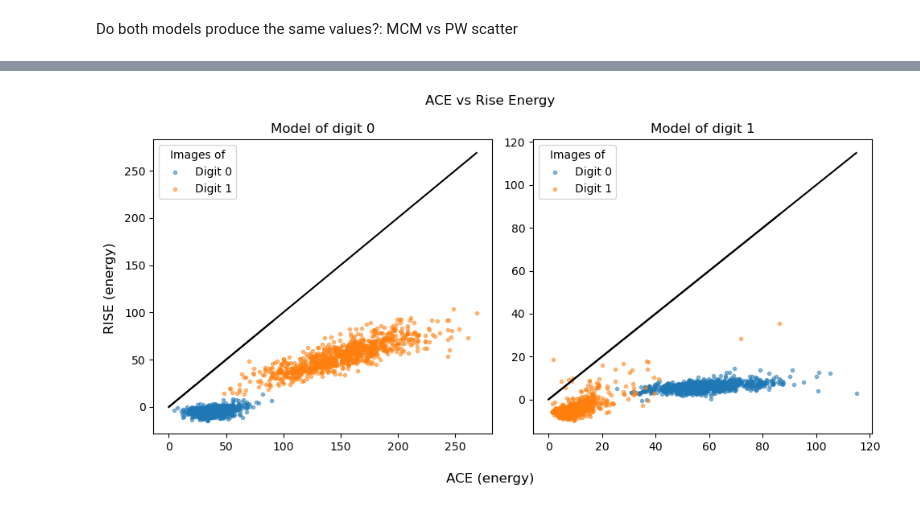
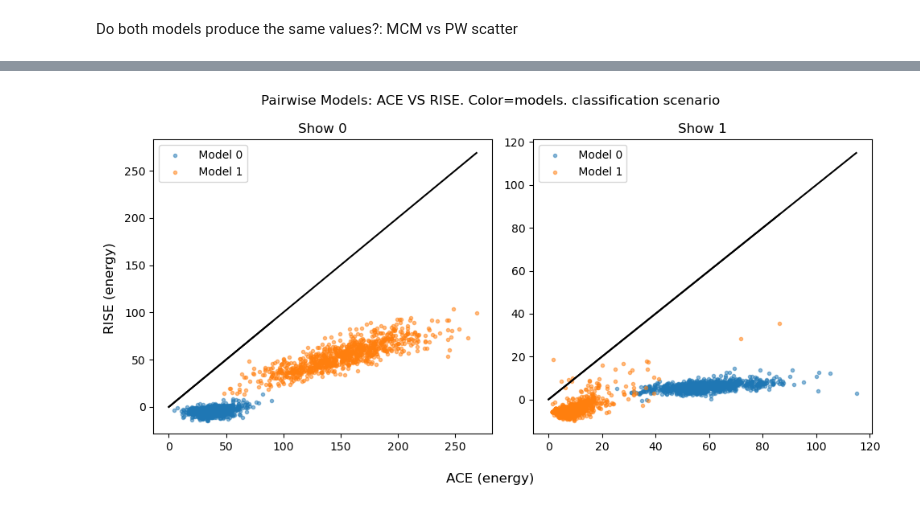
Before and after one commit to PaulHosek/MCM_classifier, a Jupyter notebook: Classifier_1/mcm/paper_plots_pw/ace_rise_scatter.ipynb, the cells around one changed output, grey strips where cells are left out. Cells and saved outputs as stored; diff of their text form; code cells hidden in the pictures.

```diff
--- a/Classifier_1/mcm/paper_plots_pw/ace_rise_scatter.ipynb
+++ b/Classifier_1/mcm/paper_plots_pw/ace_rise_scatter.ipynb
@@ -61,14 +61,13 @@ model_digits = [0,1]
 fig, axs = plt.subplots(1,2,sharey=True,figsize=((13,5)))
 
 for i_dig, testdig in enumerate(testdatas):
-    ax = axs[i_dig]
-    see_dig = model_digits[i_dig]
     for i_md in range(2):
-
+        ax = axs[i_dig]
+        see_dig = model_digits[i_dig]
         ax.hist(rise_distr[i_md,i_dig,:]*-1,label=f"RISE {i_md}",alpha=.5,histtype="stepfilled",edgecolor="black")
         ax.hist(ace_distrs[i_md,i_dig],label=f"ACE {i_md}",alpha=.5,histtype="stepfilled",edgecolor="black")
 
-    ax.set_title(f"Digit {see_dig}")
+    ax.set_title(f"show Digit {see_dig}")
     ax.legend(title="Model")
 fig.supxlabel("Energy | -log(P_mcm) on test data")
 fig.supylabel("Frequency")
@@ -82,29 +121,33 @@ Do both models produce the same values?: MCM vs PW scatter
 # %%
 # lets scatter all points of both categories. Make them different colors based on point and x = MCM y = PW
 
 ### Now we combine the two
 
 
 
 model_digits = [0,1]
 
 fig, axs = plt.subplots(1,2,figsize=((10,5)))
 
+
+
 for i_dig, testdig in enumerate(testdatas):
-    ax = axs[i_dig]
-    see_dig = model_digits[i_dig]
     for i_md in range(2):
+        ax = axs[i_dig]
+        see_dig = model_digits[i_dig]
+        # print(i_dig, i_md)
+        ax.scatter(ace_distrs[i_md,i_dig,:],rise_distr[i_md,i_dig],label=f" Model {i_md}",alpha=.5,marker=".")
 
-        ax.scatter(ace_distrs[i_md,i_dig,:],rise_distr[i_md,i_dig],label=f"Digit {i_md}",alpha=.5,marker=".")
+
         lm =  np.max([np.max(arr) for arr in (ace_distrs[i_md,i_dig,:],rise_distr[i_md,i_dig])])
         ax.plot((0,lm),(0,lm),color="black")
         # ax.set(adjustable='box', aspect='equal')
 
-    ax.set_title(f"Model of digit {see_dig}")
-    ax.legend(title="Images of")
+        ax.set_title(f"Show {see_dig}")
+        ax.legend()
 fig.supxlabel("ACE (energy)")
-fig.supylabel("RISE (energy)")
-fig.suptitle("ACE vs Rise Energy")
+fig.supylabel(f"RISE (energy)")
+fig.suptitle(f"Pairwise Models: ACE VS RISE. Color=models. classification scenario")
 fig.tight_layout()
 # %% [output]
-[figure, old version]
+[figure, new version]
```
Also changed, not shown: parts of 3 cells of this notebook, 1 other file.
